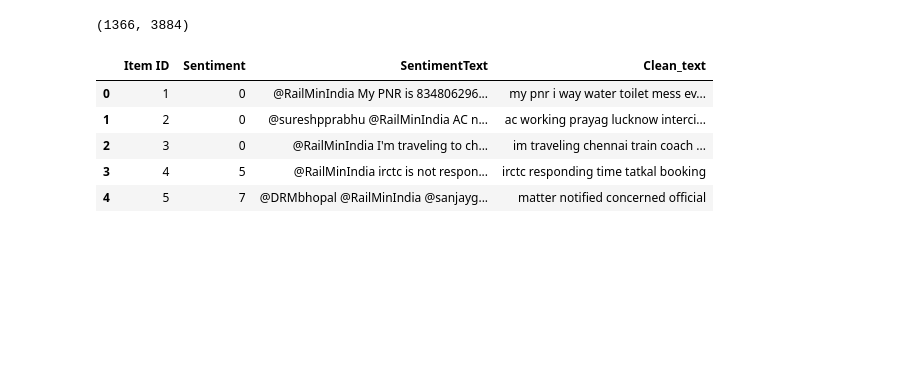
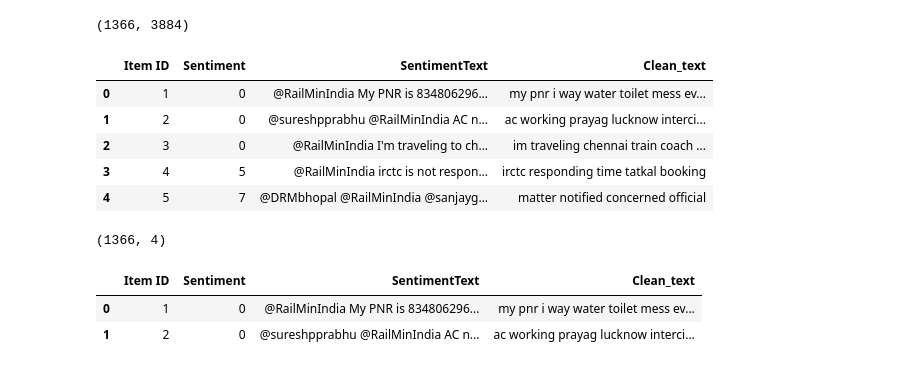
Before and after one commit to iamsyg/Rail_management_system, a Jupyter notebook: notebook/rail_comp_manage.ipynb, the cells around one changed output. Drawn from its saved outputs; the diff is of its cells as text; code cells hidden in the pictures; blank space fills up the shorter version.

```diff
--- a/notebook/rail_comp_manage.ipynb
+++ b/notebook/rail_comp_manage.ipynb
@@ -219,8 +224,18 @@ data.head()
 | 2 | 3 | 0 | @RailMinIndia I'm traveling to ch... | im traveling chennai train coach ... |
 | 3 | 4 | 5 | @RailMinIndia irctc is not respon... | irctc responding time tatkal booking |
 | 4 | 5 | 7 | @DRMbhopal @RailMinIndia @sanjayg... | matter notified concerned official |
+# %%
+data.shape
+# %% [output]
+(1366, 4)
 # %%
 tfidf_df['label'] = data['Sentiment']
+# %%
+data.head(2)
+# %% [output]
+|  | Item ID | Sentiment | SentimentText | Clean_text |
+| 0 | 1 | 0 | @RailMinIndia My PNR is 834806296... | my pnr i way water toilet mess ev... |
+| 1 | 2 | 0 | @sureshpprabhu @RailMinIndia AC n... | ac working prayag lucknow interci... |
 # %%
 tfidf_df.head()
 # %% [output]
```
Also changed, not shown: parts of 10 cells of this notebook, 4 other files.
